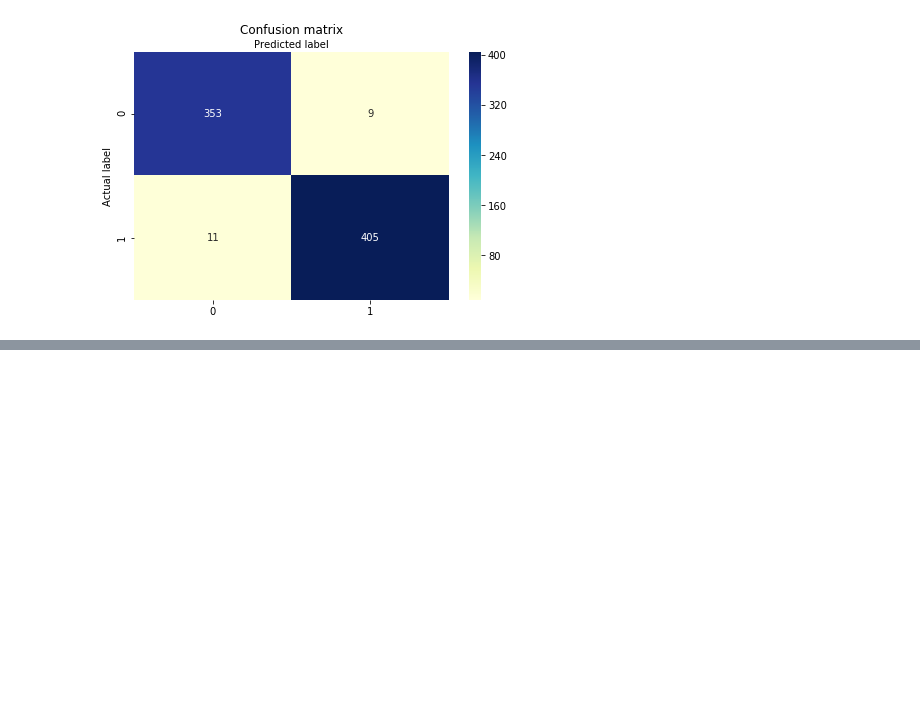
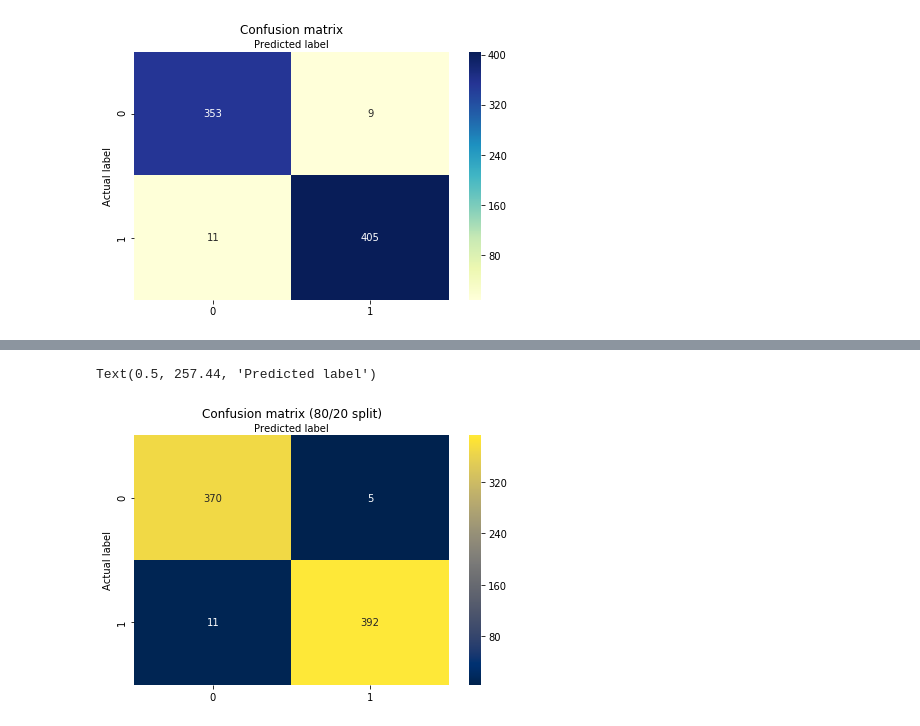
Before and after one commit to dantran16/cogs-109-final-project1, a Jupyter notebook: Final project.ipynb, the cells around one changed output, grey strips where cells are left out. Drawn from its saved outputs; the diff is of its cells as text; code cells hidden in the pictures; blank space fills up the shorter version.

```diff
--- a/Final project.ipynb
+++ b/Final project.ipynb
@@ -469,10 +469,9 @@ cv = KFold(n_splits=5, random_state=None, shuffle=False)
 
 for train_index, test_index in cv.split(X):
     X_train, X_test, y_train, y_test = X[train_index], X[test_index], y[train_index], y[test_index]
-    logreg = LogisticRegression()
+    logreg = LogisticRegression(C=1e9)
     logreg.fit(X_train, y_train)
     y_pred = logreg.predict(X_test)
-    y_true = X_test
 
     diff = y_pred - y_test
     mse = (np.dot(diff, diff))/len(diff)
@@ -546,7 +544,6 @@ for train_index, test_index in cv.split(X):
     logreg = LogisticRegression()
     logreg.fit(X_train, y_train)
     y_pred = logreg.predict(X_test)
-    y_true = X_test
 
     diff = y_pred - y_test
     mse = (np.dot(diff, diff))/len(diff)
@@ -614,7 +611,6 @@ for train_index, test_index in cv.split(X):
     logreg = LogisticRegression()
     logreg.fit(X_train, y_train)
     y_pred = logreg.predict(X_test)
-    y_true = X_test
 
     diff = y_pred - y_test
     mse = (np.dot(diff, diff))/len(diff)
@@ -736,0 +813,24 @@ rdf.shape
+# %%
+import numpy as np
+import matplotlib.pyplot as plt
+import seaborn as sns
+
+cnf_matrix = metrics.confusion_matrix(y_test, y_pred)
+accuracy.append(metrics.accuracy_score(y_test, y_pred))
+
+
+class_names=[0,1] # name  of classes
+fig, ax = plt.subplots()
+tick_marks = np.arange(len(class_names))
+plt.xticks(tick_marks, class_names)
+plt.yticks(tick_marks, class_names)
+# create heatmap
+sns.heatmap(pd.DataFrame(cnf_matrix), annot=True, cmap="cividis" ,fmt='g')
+ax.xaxis.set_label_position("top")
+plt.tight_layout()
+plt.title('Confusion matrix (80/20 split)', y=1.1)
+plt.ylabel('Actual label')
+plt.xlabel('Predicted label')
+# %% [output]
+Text(0.5, 257.44, 'Predicted label')
+[figure, added]
```
Also changed, not shown: parts of 11 cells of this notebook.
